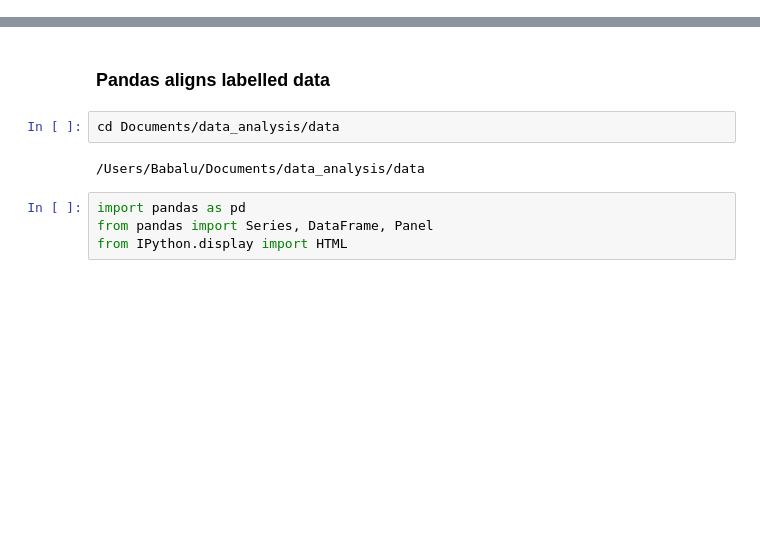
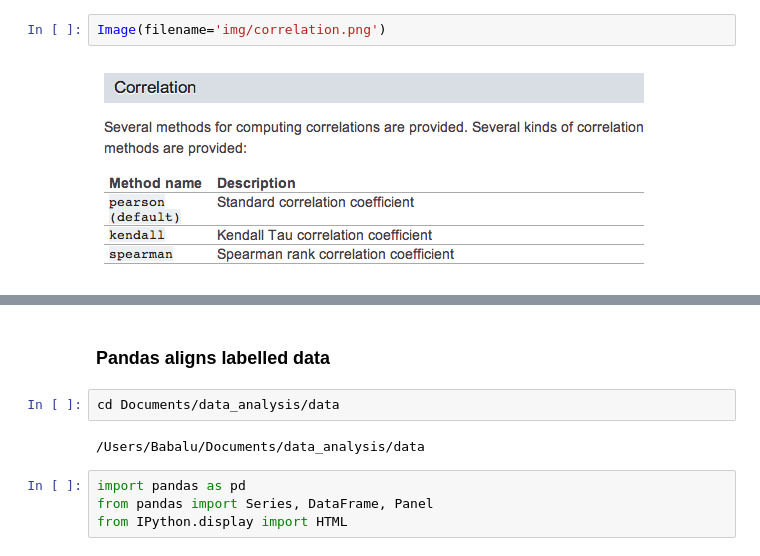
Before and after one commit to donigian/Data-Analysis-with-Python, a Jupyter notebook: Intro to Pandas.ipynb, the cells around one changed output, grey strips where cells are left out. Cells and saved outputs as stored; diff of their text form; blank space fills up the shorter version.

```diff
--- a/Intro to Pandas.ipynb
+++ b/Intro to Pandas.ipynb
@@ -107,0 +135,4 @@ Ask for more Orthogonal Data
+# %%
+Image(filename='img/correlation.png')
+# %% [output]
+[figure, added]
```
Also changed, not shown: parts of 41 cells of this notebook.
